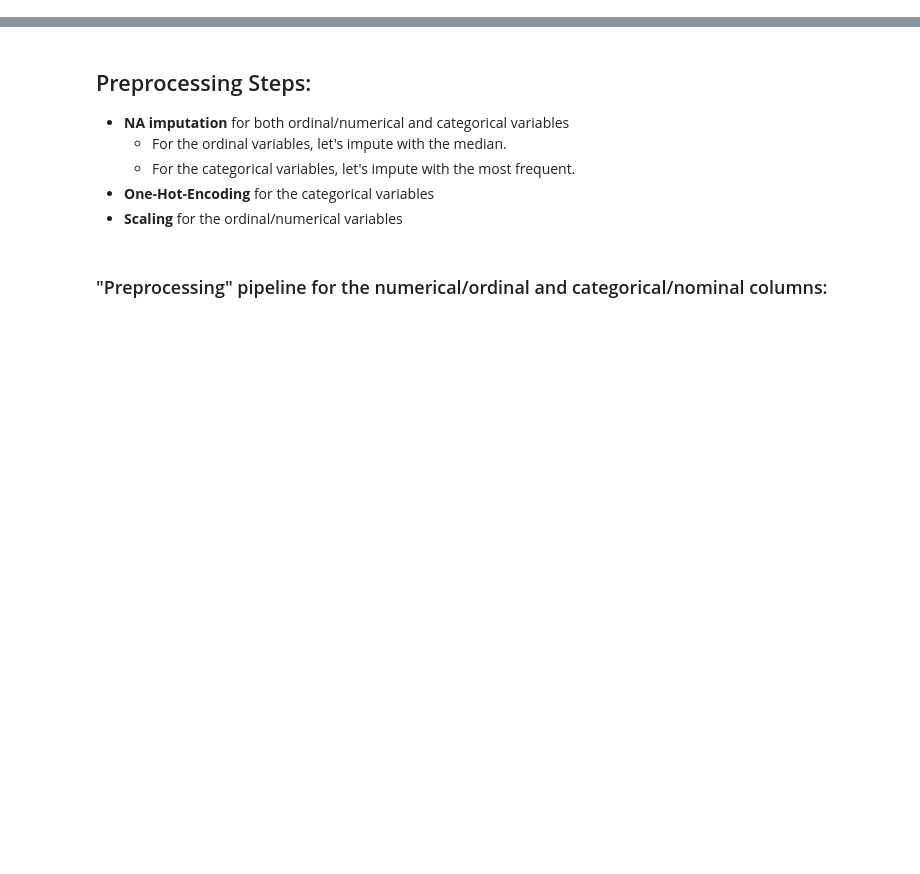
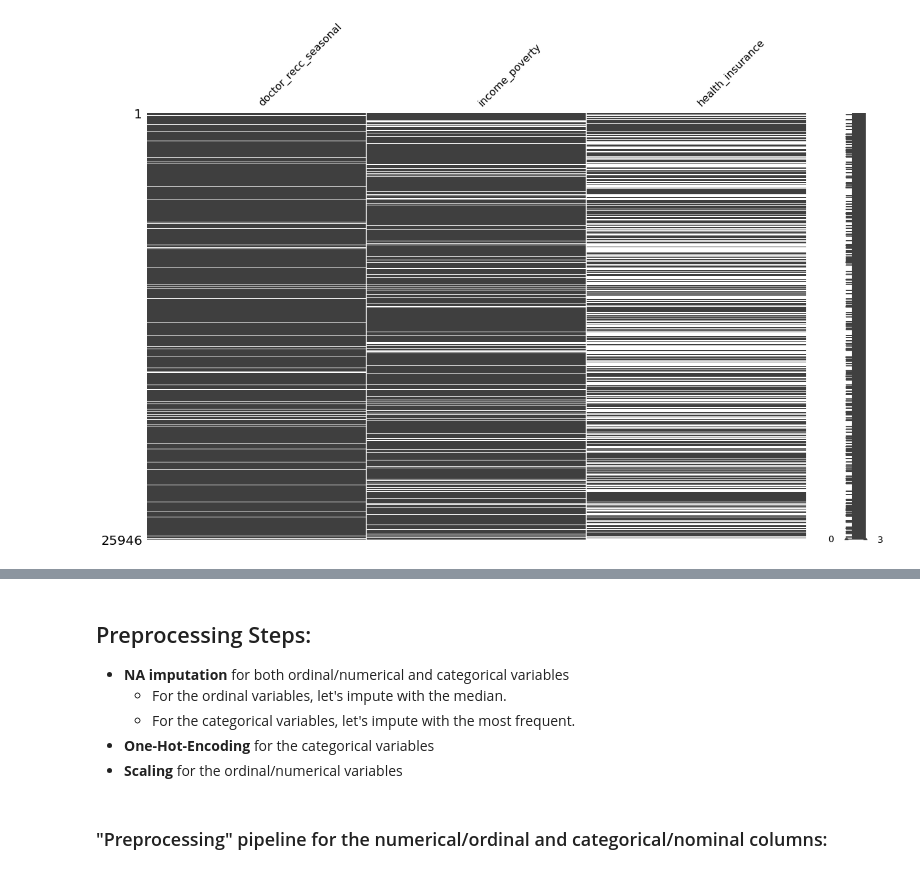
Before and after one commit to erdemiraysu/Seasonal_Flu_Vaccine_Intake_Classification, a Jupyter notebook: Notebook.ipynb, the cells around one changed output, grey strips where cells are left out. Saved outputs shown, nothing was run; the diff lists cells and outputs as text; code cells hidden in the pictures; blank space fills up the shorter version.

```diff
--- a/Notebook.ipynb
+++ b/Notebook.ipynb
@@ -111,0 +353,4 @@ df = df.drop(['respondent_id', 'h1n1_vaccine','h1n1_concern' ,'h1n1_knowledge' ,
+# %%
+missingno.matrix(data_clean[['doctor_recc_seasonal','income_poverty', 'health_insurance']],  figsize=(20, 12));
+# %% [output]
+[figure, added]
```
Also changed, not shown: parts of 302 cells of this notebook.
